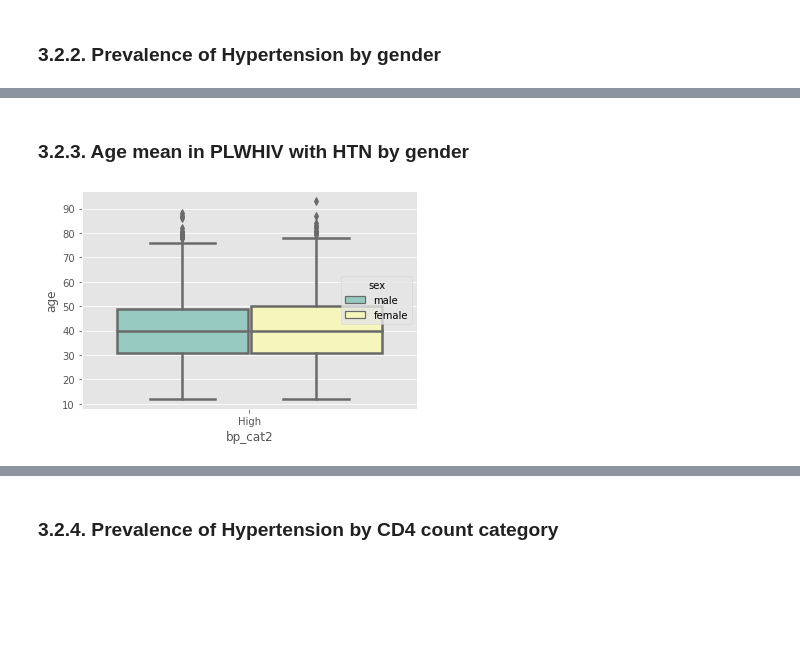
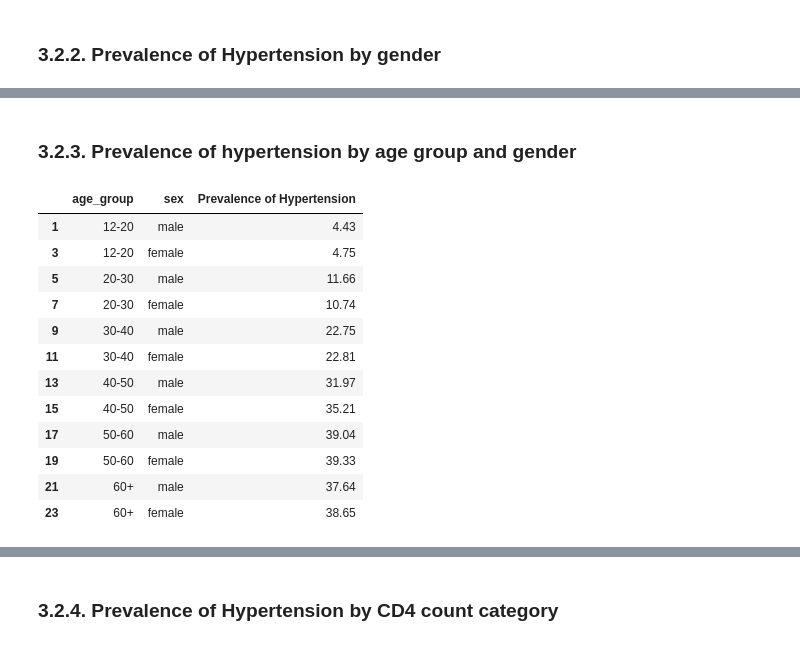
Before and after one commit to boniale/PDA_Python_HTN_PLWHIV, a Jupyter notebook: PDA_Report.ipynb, the cells around one changed output, grey strips where cells are left out. Cells and saved outputs as stored; diff of their text form; code cells hidden in the pictures; blank space fills up the shorter version.

```diff
--- a/PDA_Report.ipynb
+++ b/PDA_Report.ipynb
@@ -278,7 +308,23 @@ bp_sex = sns.countplot(x = "sex",
 # %% [markdown]
-### 3.2.3. Age mean in PLWHIV with HTN by gender
+### 3.2.3. Prevalence of hypertension by age group and gender
-# %%
-## let's see the proportion of hypertension by age and gender
-bp_age_sex = sns.boxplot(x = "bp_cat2", y = "age", hue = "sex", data = hiv4, linewidth=2.5, palette="Set3")
-# %% [output]
-[figure, removed]
+# %%
+prev_age_sex = hiv2.groupby(["age_group","sex"])["bp_cat2"].value_counts(normalize = True)
+prev_age_sex = pd.DataFrame(round(prev_age_sex*100, 2))
+prev_age_sex.columns = ["Prevalence of Hypertension"]
+prev_age_sex = prev_age_sex.reset_index()
+prev_age_sex = prev_age_sex.loc[prev_age_sex["bp_cat2"]== "High"].drop(['bp_cat2'], axis = 1)
+prev_age_sex
+# %% [output]
+|  | age_group | sex | Prevalence of Hypertension |
+| 1 | 12-20 | male | 4.43 |
+| 3 | 12-20 | female | 4.75 |
+| 5 | 20-30 | male | 11.66 |
+| 7 | 20-30 | female | 10.74 |
+| 9 | 30-40 | male | 22.75 |
+| 11 | 30-40 | female | 22.81 |
+| 13 | 40-50 | male | 31.97 |
+| 15 | 40-50 | female | 35.21 |
+| 17 | 50-60 | male | 39.04 |
+| 19 | 50-60 | female | 39.33 |
+| 21 | 60+ | male | 37.64 |
+| 23 | 60+ | female | 38.65 |
```
Also changed, not shown: parts of 36 cells of this notebook.
